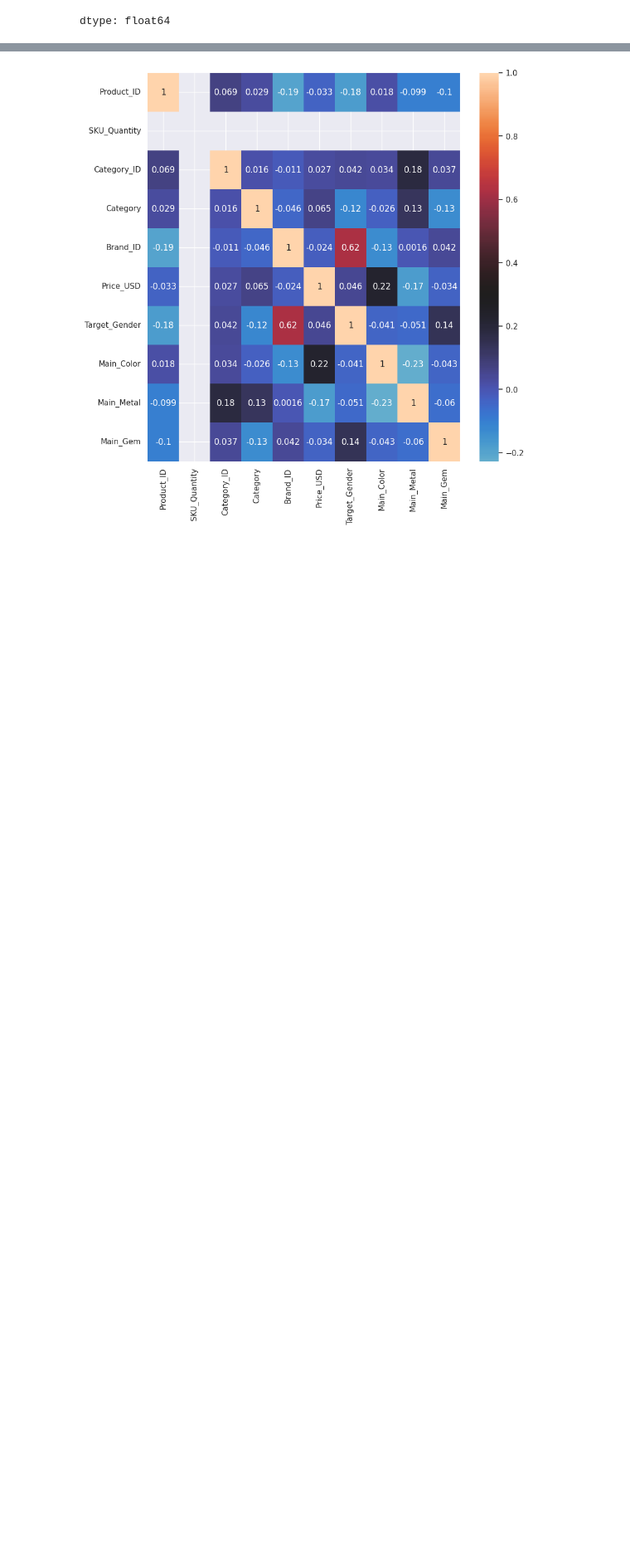
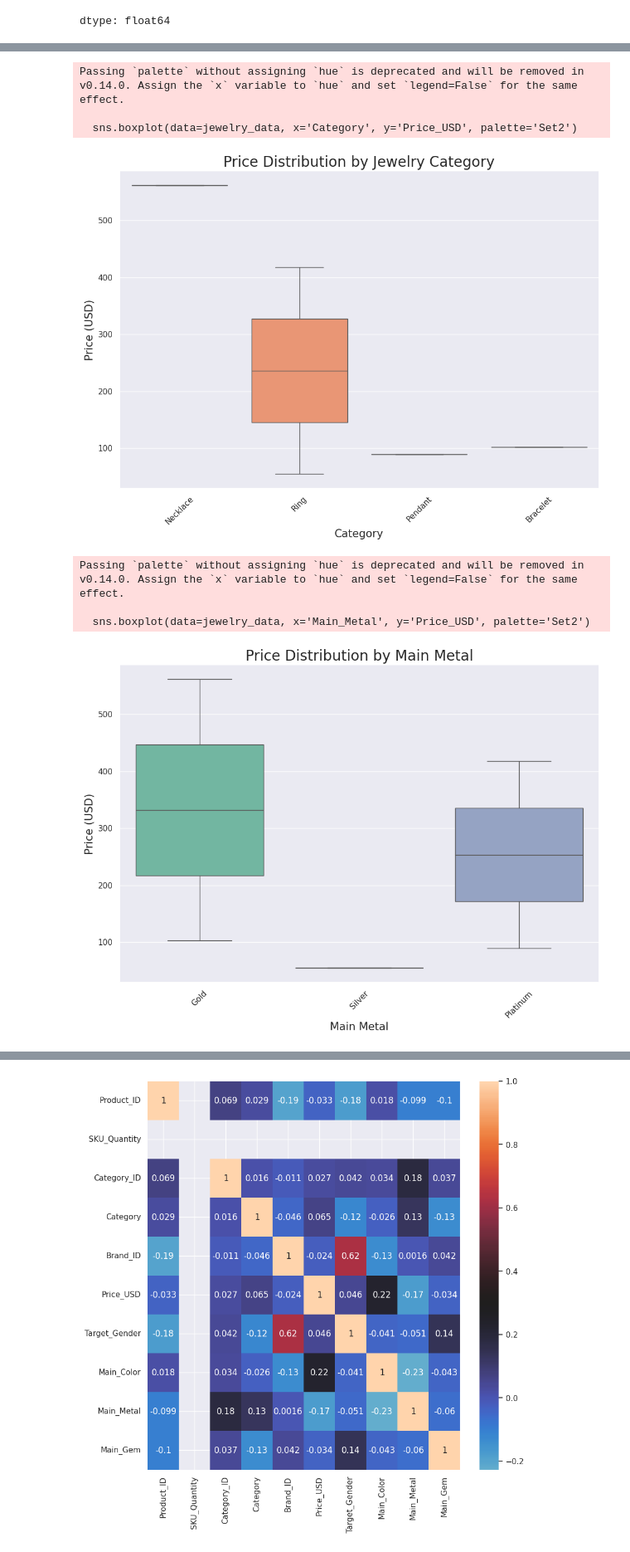
Before and after one commit to Kaothar2/jewelry_price_prediction, a Jupyter notebook: Jewelry_price_prediction.ipynb, the cells around one changed output, grey strips where cells are left out. Shown at 83% size. Drawn from its saved outputs; the diff is of its cells as text; code cells hidden in the pictures; blank space fills up the shorter version.

```diff
--- a/Jewelry_price_prediction.ipynb
+++ b/Jewelry_price_prediction.ipynb
@@ -375,3 +486,28 @@ real_categories["Target_Gender"].value_counts(normalize=True) * 100
 | f | 99.44372 |
 | m | 0.55628 |
 dtype: float64
+# %%
+# Assuming you have a DataFrame 'jewelry_data' with relevant columns
+def price_segment(df):
+    # Define price ranges
+    bins = [0, 50, 150, float('inf')]  # Example price ranges: Low (<$50), Medium ($50-$150), High (>$150)
+    labels = ['Low', 'Medium', 'High']
+
+    # Create a new column 'Price_Segment' to store the segment
+    df['Price_Segment'] = pd.cut(df['Price_USD'], bins=bins, labels=labels, right=False)
+    return df
+
+# Assuming your 'jewelry_data' DataFrame has the following columns
+jewelry_data = pd.DataFrame({
+    'Product_ID': [1.842200e+18, 1.842210e+18, 1.835570e+18, 1.873940e+18, 1.835570e+18],
+    'Price_USD': [561.51, 54.66, 88.90, 417.67, 102.27],
+    'Category': ['Necklace', 'Ring', 'Pendant', 'Ring', 'Bracelet'],
+    'Main_Metal': ['Gold', 'Silver', 'Platinum', 'Platinum', 'Gold'],
+    'Main_Gem': ['Diamond', 'Ruby', 'Emerald', 'Sapphire', 'Pearl']
+})
+
+# Apply the price segmentation
+jewelry_data = price_segment(jewelry_data)
+
+# Display the segmented data with the additional columns (Product_ID, Price_Segment, Category, Main_Metal, Main_Gem)
+print(jewelry_data[['Product_ID', 'Price_USD', 'Price_Segment', 'Category', 'Main_Metal', 'Main_Gem']].head())
@@ -377,0 +521,27 @@ dtype: float64
+# %%
+# Price Distribution by Category
+plt.figure(figsize=(12, 8))
+sns.boxplot(data=jewelry_data, x='Category', y='Price_USD', palette='Set2')
+plt.title('Price Distribution by Jewelry Category', fontsize=20)
+plt.xlabel('Category', fontsize=15)
+plt.ylabel('Price (USD)', fontsize=15)
+plt.xticks(rotation=45)
+plt.show()
+
+# Price Distribution by Metal
+plt.figure(figsize=(12, 8))
+sns.boxplot(data=jewelry_data, x='Main_Metal', y='Price_USD', palette='Set2')
+plt.title('Price Distribution by Main Metal', fontsize=20)
+plt.xlabel('Main Metal', fontsize=15)
+plt.ylabel('Price (USD)', fontsize=15)
+plt.xticks(rotation=45)
+plt.show()
+# %% [output]
+Passing `palette` without assigning `hue` is deprecated and will be removed in v0.14.0. Assign the `x` variable to `hue` and set `legend=False` for the same effect.
+
+  sns.boxplot(data=jewelry_data, x='Category', y='Price_USD', palette='Set2')
+[figure, added]
+Passing `palette` without assigning `hue` is deprecated and will be removed in v0.14.0. Assign the `x` variable to `hue` and set `legend=False` for the same effect.
+
+  sns.boxplot(data=jewelry_data, x='Main_Metal', y='Price_USD', palette='Set2')
+[figure, added]
```
Also changed, not shown: parts of 70 cells of this notebook, 1 other file.
